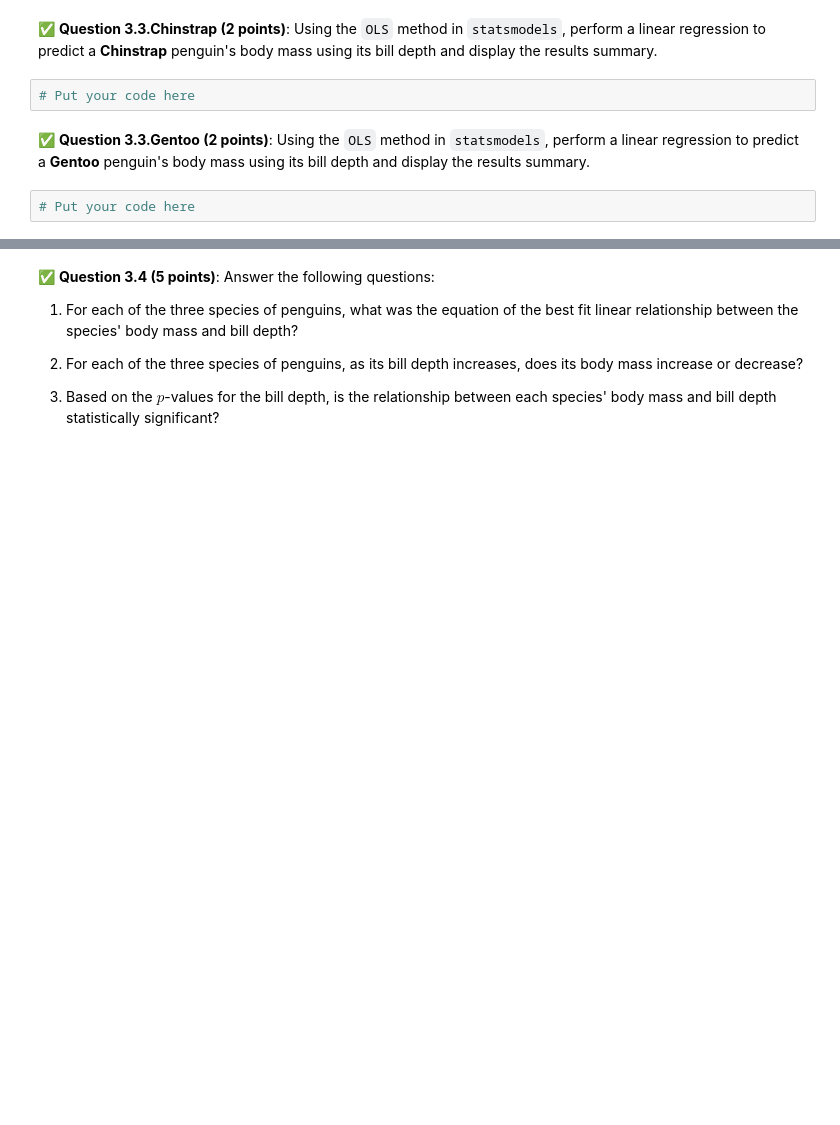
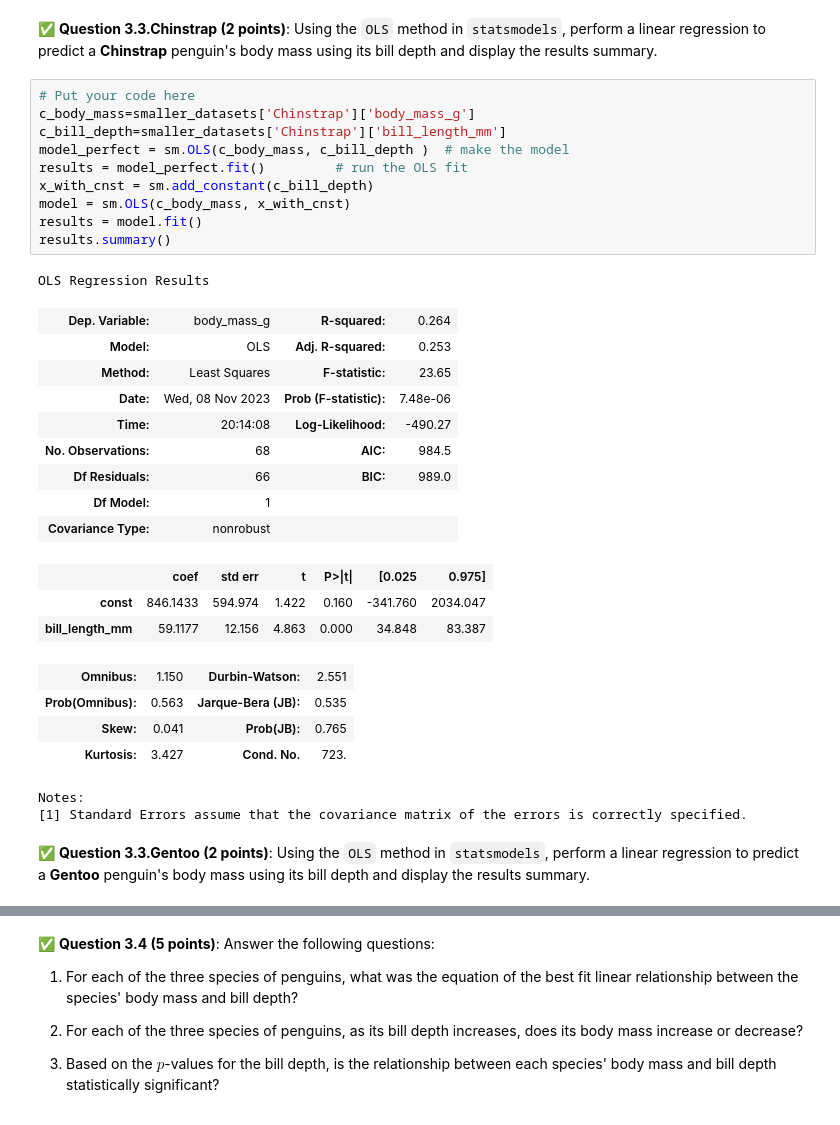
Before and after one commit to ryn-vw/CMSE202-f23-turnin, a Jupyter notebook: HW-3/HW-03_Ryn VW.ipynb, the cells around one changed output, grey strips where cells are left out. Drawn from its saved outputs; the diff is of its cells as text; blank space fills up the shorter version.

```diff
--- a/HW-3/HW-03_Ryn VW.ipynb
+++ b/HW-3/HW-03_Ryn VW.ipynb
@@ -183,8 +212,34 @@ Notes:
 # %% [markdown]
 &#9989;  **Question 3.3.Chinstrap (2 points)**: Using the `OLS` method in `statsmodels`, perform a linear regression to predict a  **Chinstrap** penguin's body mass using its bill depth and display the results summary.
-# %%
-# Put your code here
+# %%
+# Put your code here
+c_body_mass=smaller_datasets['Chinstrap']['body_mass_g']
+c_bill_depth=smaller_datasets['Chinstrap']['bill_length_mm']
+model_perfect = sm.OLS(c_body_mass, c_bill_depth )  # make the model
+results = model_perfect.fit()         # run the OLS fit
+x_with_cnst = sm.add_constant(c_bill_depth)
+model = sm.OLS(c_body_mass, x_with_cnst)
+results = model.fit()
+results.summary()
+# %% [output]
+OLS Regression Results
+| Dep. Variable: | body_mass_g | R-squared: | 0.264 |
+| Model: | OLS | Adj. R-squared: | 0.253 |
+| Method: | Least Squares | F-statistic: | 23.65 |
+| Date: | Wed, 08 Nov 2023 | Prob (F-statistic): | 7.48e-06 |
+| Time: | 20:14:08 | Log-Likelihood: | -490.27 |
+| No. Observations: | 68 | AIC: | 984.5 |
+| Df Residuals: | 66 | BIC: | 989.0 |
+| Df Model: | 1 |  |  |
+| Covariance Type: | nonrobust |  |  |
+|  | coef | std err | t | P>|t| | [0.025 | 0.975] |
+| const | 846.1433 | 594.974 | 1.422 | 0.160 | -341.760 | 2034.047 |
+| bill_length_mm | 59.1177 | 12.156 | 4.863 | 0.000 | 34.848 | 83.387 |
+| Omnibus: | 1.150 | Durbin-Watson: | 2.551 |
+| Prob(Omnibus): | 0.563 | Jarque-Bera (JB): | 0.535 |
+| Skew: | 0.041 | Prob(JB): | 0.765 |
+| Kurtosis: | 3.427 | Cond. No. | 723. |
+Notes:
+[1] Standard Errors assume that the covariance matrix of the errors is correctly specified.
 # %% [markdown]
 &#9989;  **Question 3.3.Gentoo (2 points)**: Using the `OLS` method in `statsmodels`, perform a linear regression to predict a  **Gentoo** penguin's body mass using its bill depth and display the results summary.
-# %%
-# Put your code here
```
Also changed, not shown: parts of 11 cells of this notebook.
